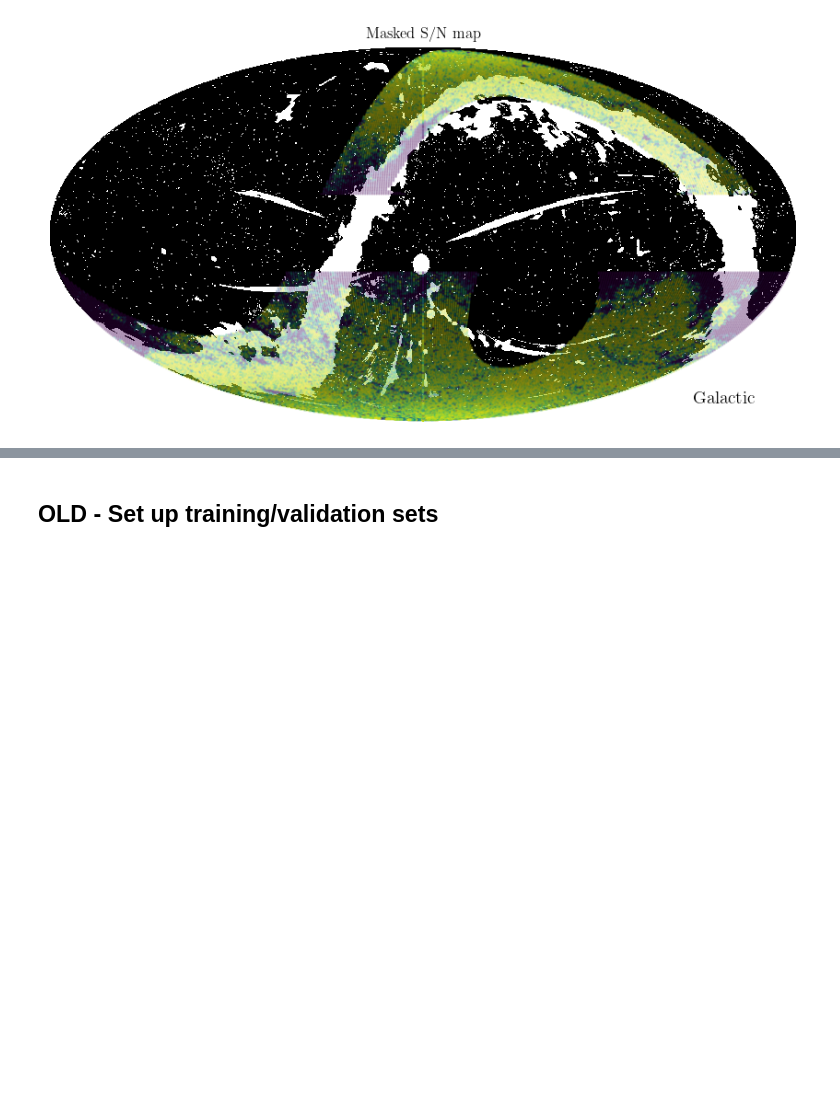
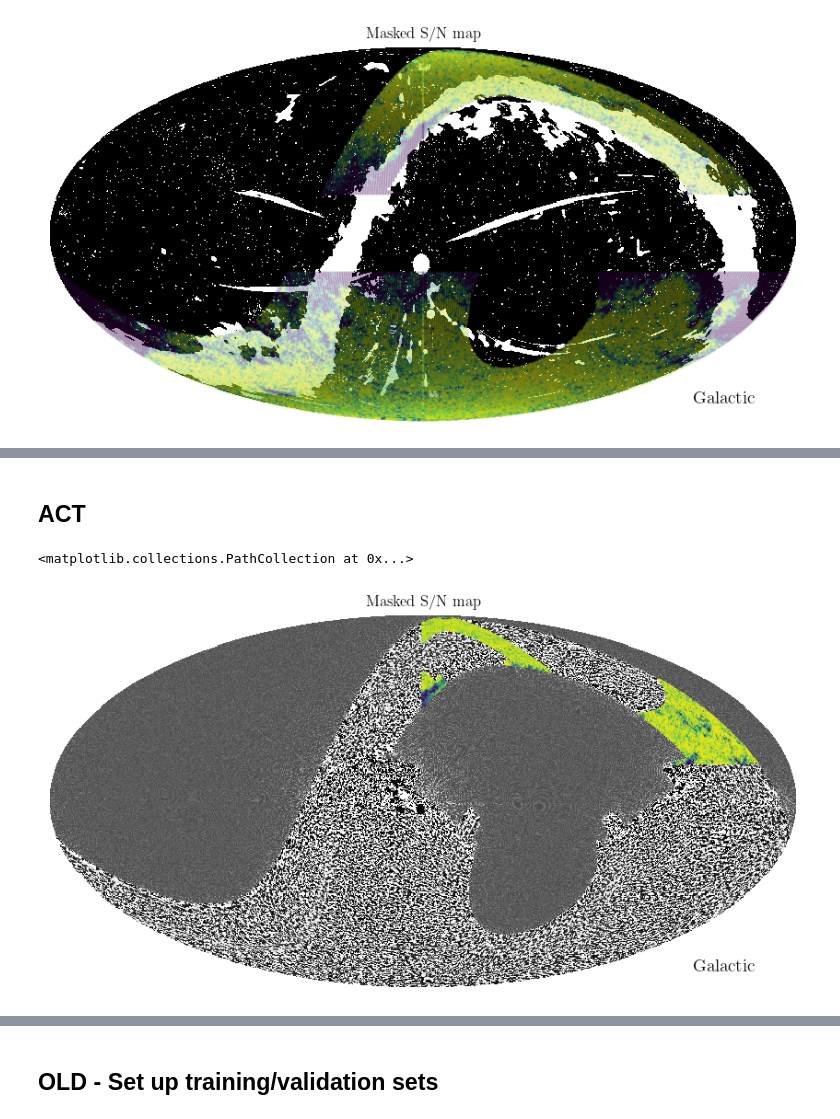
Before and after one commit to dchanda2002/MLCosmo, a Jupyter notebook: 3_run_fastmap.ipynb, the cells around one changed output, grey strips where cells are left out. Saved outputs shown, nothing was run; the diff lists cells and outputs as text; code cells hidden in the pictures; blank space fills up the shorter version.

```diff
--- a/3_run_fastmap.ipynb
+++ b/3_run_fastmap.ipynb
@@ -679,0 +681,28 @@ hp.visufunc.projscatter(cluster_map['glon'],cluster_map['glat'],lonlat=True,c=cl
+# %% [markdown]
+## ACT ##
+# %%
+# Map full ACT map
+
+# Change map to frequency needed:
+# act_dr5.01_s08s18_AA_f090_daynight_map.fits
+# act_dr5.01_s08s18_AA_f150_daynight_map.fits
+# act_dr5.01_s08s18_AA_f220_daynight_map.fits
+
+# Change index [0] to [1] or [2] for other ACT maps at same frequency.
+# [0] - Temperature (Stokes I)
+# [1] - Stokes Q
+# [2] - Stokes U
+act = enmap.read_map('data/act_dr5.01_s08s18_AA_f220_daynight_map.fits', box = box)[0]
+
+map_healpix = reproject.healpix_from_enmap(act, lmax = 6000, nside = 512)
+
+# remove coord = [] to get Celestial. Add coord = ["C", "G"] for galactic
+hp.mollview(map_healpix,norm='hist',cmap='Greys',title='Masked S/N map',cbar=False, coord = ["C", "G"])
+
+# Plot results above it
+
+# cluster_map = pd.read_csv("output/Locations/C1_wA/Q1_scan_fs.csv")
+# hp.visufunc.projscatter(cluster_map['glon'],cluster_map['glat'],lonlat=True,c=cluster_map['clusterp'],s=1,vmin=0, vmax=1)
+# %% [output]
+<matplotlib.collections.PathCollection at 0x...>
+[figure, added]
```
Also changed, not shown: parts of 14 cells of this notebook, 1 other file.
